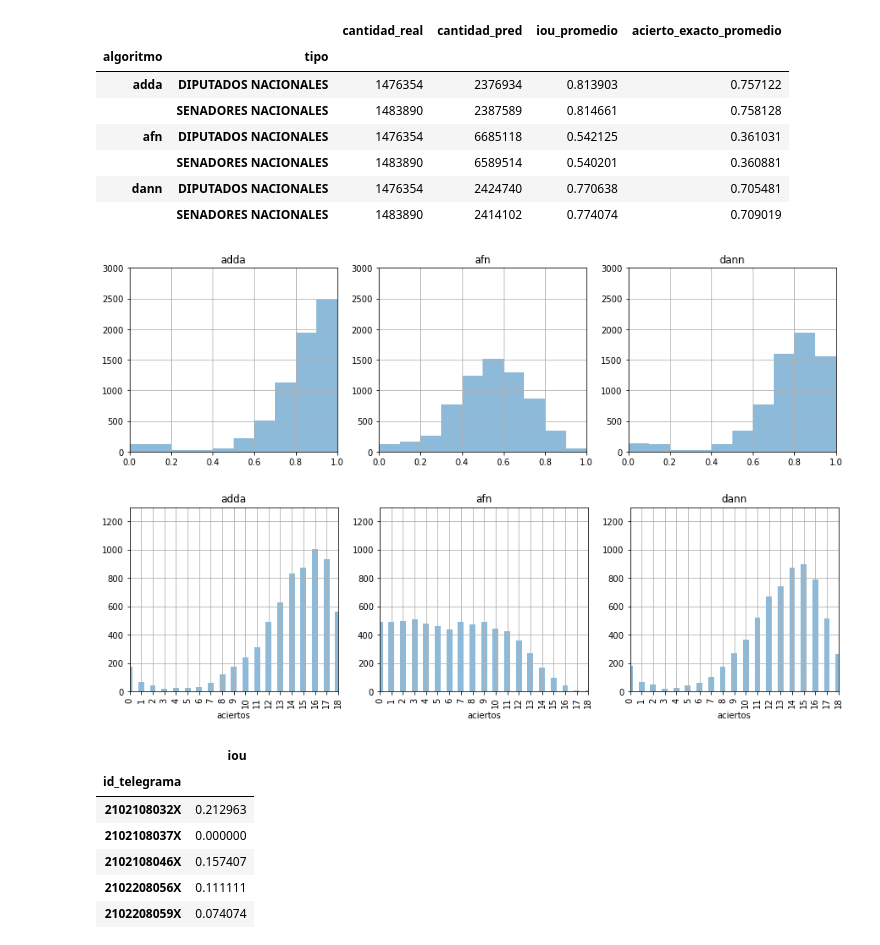
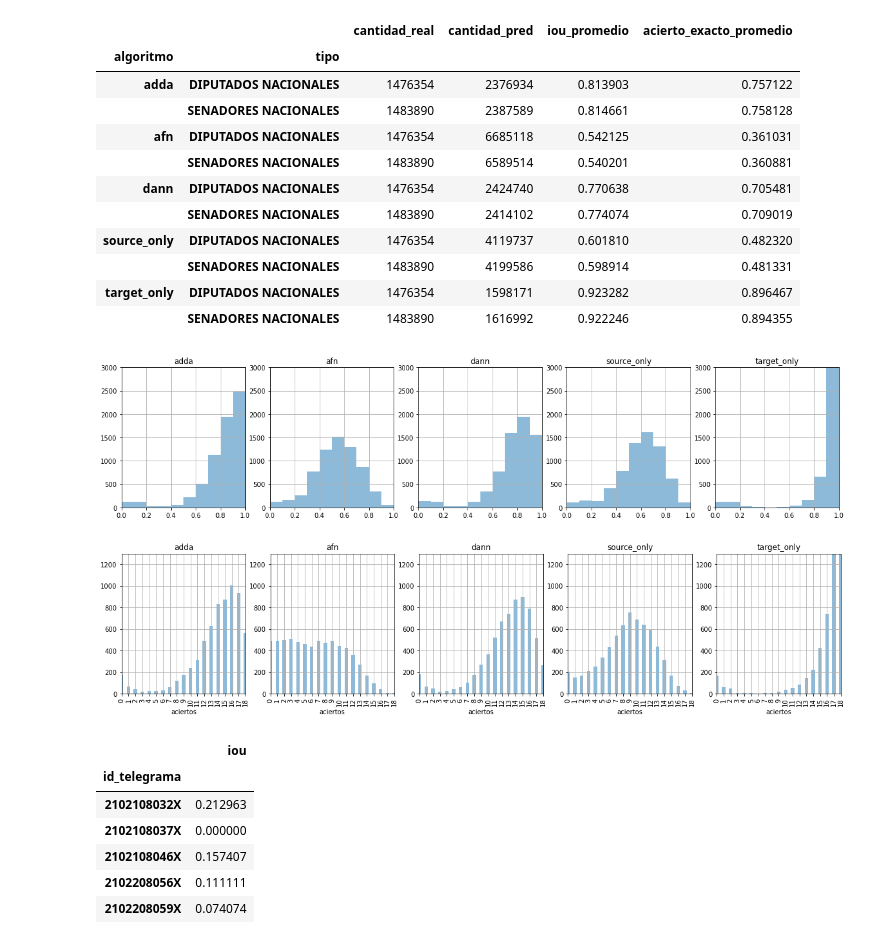
Before and after one commit to flianza/ocr-telegrams-with-domain-adaptation, a Jupyter notebook: notebooks/eda_predicciones.ipynb, the cells around one changed output. Cells and saved outputs as stored; diff of their text form; code cells hidden in the pictures.

Commit message:
se agregan modelos vanilla

```diff
--- a/notebooks/eda_predicciones.ipynb
+++ b/notebooks/eda_predicciones.ipynb
@@ -9,4 +9,6 @@
 predicciones_afn = catalog.load("modelo_afn_predicciones")
 predicciones_dann = catalog.load("modelo_dann_predicciones")
 predicciones_adda = catalog.load("modelo_adda_predicciones")
+predicciones_source_only = catalog.load("modelo_source_only_predicciones")
+predicciones_target_only = catalog.load("modelo_target_only_predicciones")
 # %% [output]
@@ -16,10 +20,10 @@ predicciones_adda = catalog.load("modelo_adda_predicciones")
 # %%
 import pandas as pd
 # %%
-for algoritmo, prediccion in zip(['afn', 'dann', 'adda'], [predicciones_afn, predicciones_dann, predicciones_adda]):
+for algoritmo, prediccion in zip(['afn', 'dann', 'adda', 'source_only', 'target_only'], [predicciones_afn, predicciones_dann, predicciones_adda, predicciones_source_only, predicciones_target_only]):
     prediccion['algoritmo'] = algoritmo
 
-predicciones = pd.concat([predicciones_afn, predicciones_dann, predicciones_adda], ignore_index=True)
+predicciones = pd.concat( [predicciones_afn, predicciones_dann, predicciones_adda, predicciones_source_only, predicciones_target_only], ignore_index=True)
 predicciones = predicciones.drop(columns=['cant_digitos', 'min_size_digitos', 'max_size_digitos', 'min_prop_blanco_digitos', 'max_prop_blanco_digitos'])
 predicciones['acierto'] = (predicciones['votos'] == predicciones['voto_predicho']).astype(int)
 # %%
@@ -90,28 +90,32 @@ predicciones.groupby(['algoritmo', 'tipo']).agg(
 |  | SENADORES NACIONALES | 1483890 | 6589514 | 0.540201 | 0.360881 |
 | dann | DIPUTADOS NACIONALES | 1476354 | 2424740 | 0.770638 | 0.705481 |
 |  | SENADORES NACIONALES | 1483890 | 2414102 | 0.774074 | 0.709019 |
+| source_only | DIPUTADOS NACIONALES | 1476354 | 4119737 | 0.601810 | 0.482320 |
+|  | SENADORES NACIONALES | 1483890 | 4199586 | 0.598914 | 0.481331 |
+| target_only | DIPUTADOS NACIONALES | 1476354 | 1598171 | 0.923282 | 0.896467 |
+|  | SENADORES NACIONALES | 1483890 | 1616992 | 0.922246 | 0.894355 |
 # %%
 from matplotlib import pyplot as plt
 # %%
 ious = (
     predicciones
     .groupby(['algoritmo', 'id_telegrama']).agg(
         iou=('iou', 'mean')
     )
     .reset_index()
     .groupby('algoritmo')['iou']
 )
 
-fig, axes = plt.subplots(ncols=3, nrows=1, figsize=(15, 4))
+fig, axes = plt.subplots(ncols=5, nrows=1, figsize=(20, 4))
 for (i, d), ax in zip(ious, axes):
     d.hist(alpha=0.5, label=i, ax=ax)
     ax.set_title(i)
     ax.set_xlim(0, 1)
     ax.set_ylim(0, 3_000)
 
 plt.show()
 # %% [output]
-[figure, old version]
+[figure, new version]
 # %%
 aciertos = (
     predicciones
@@ -125,7 +129,7 @@ aciertos = (
     .groupby(['algoritmo'])
 )
 
-fig, axes = plt.subplots(ncols=3, nrows=1, figsize=(15, 4))
+fig, axes = plt.subplots(ncols=5, nrows=1, figsize=(20, 4))
 for (i, d), ax in zip(aciertos, axes):
     d.set_index('aciertos').plot(kind='bar', alpha=0.5, label=i, ax=ax, legend=False)
     ax.set_title(i)
@@ -135,7 +139,7 @@ for (i, d), ax in zip(aciertos, axes):
 
 plt.show()
 # %% [output]
-[figure, old version]
+[figure, new version]
 # %%
 (
     predicciones
```
Also changed, not shown: parts of 4 cells of this notebook, 6 other files.
